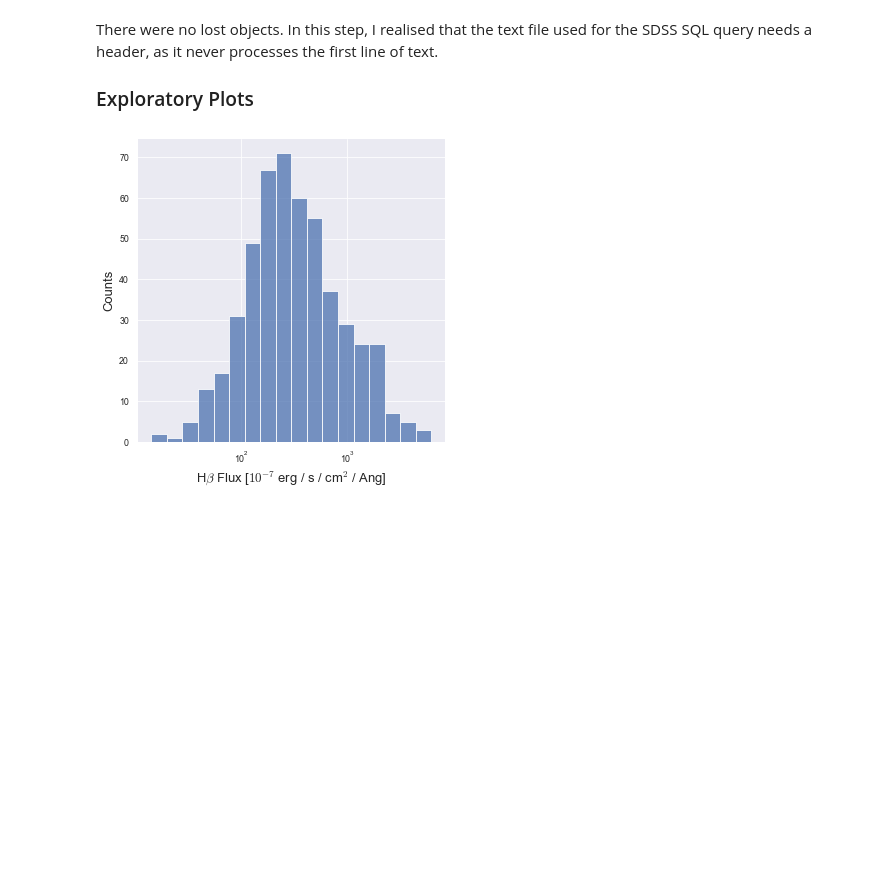
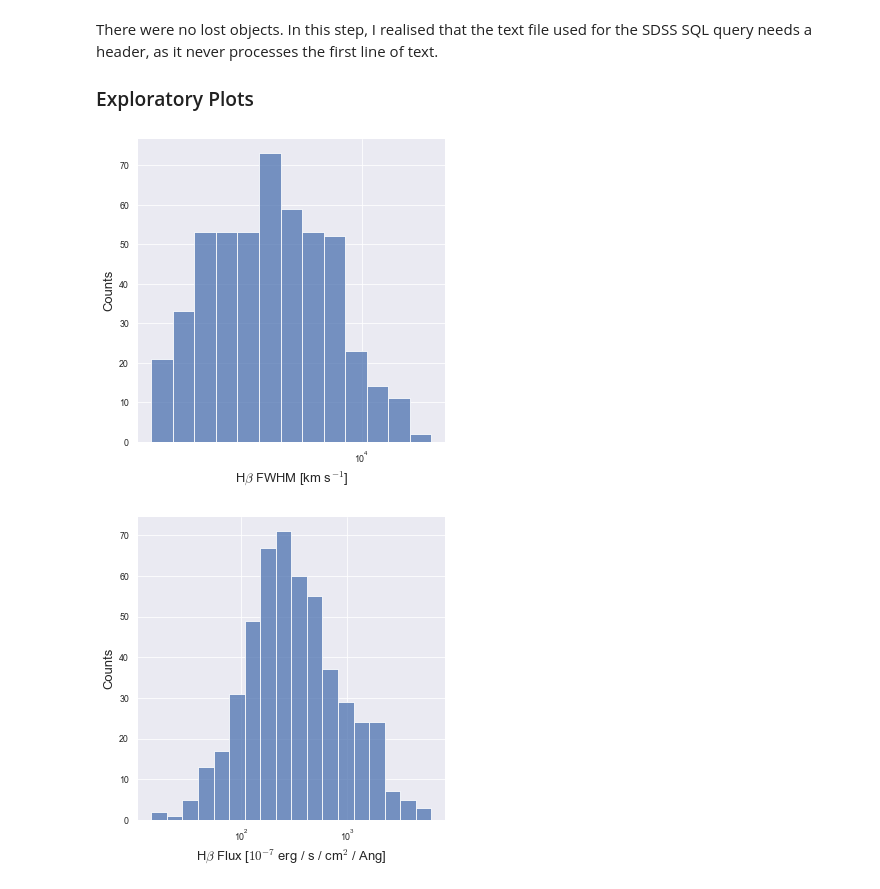
Before and after one commit to NicoGalvarino/AGN_Tutorials_Git, a Jupyter notebook: Tutorial_3_BH_params/Tutorial_3_BH_AD.ipynb, the cells around one changed output. Cells and saved outputs as stored; diff of their text form; code cells hidden in the pictures; blank space fills up the shorter version.

```diff
--- a/Tutorial_3_BH_params/Tutorial_3_BH_AD.ipynb
+++ b/Tutorial_3_BH_params/Tutorial_3_BH_AD.ipynb
@@ -156,6 +178,17 @@ True
 There were no lost objects. In this step, I realised that the text file used for the SDSS SQL query needs a header, as it never processes the first line of text.
 
 ### Exploratory Plots
+# %%
+sns.displot(data=qsos, x='fwhm_Hb', palette='colorblind', log_scale=True)
+
+plt.ylabel('Counts', fontsize=13);
+plt.xlabel(r'H$\beta$ FWHM [km s$^{-1}$]', fontsize=13);
+
+# plt.savefig('qsos_Hbeta_fwhm_distr.pdf')
+
+plt.show()
+# %% [output]
+[figure, added]
 # %%
 sns.displot(data=qsos, x='h_beta_flux', palette='colorblind', log_scale=True)
 
```
Also changed, not shown: parts of 7 cells of this notebook, 3 other files.
